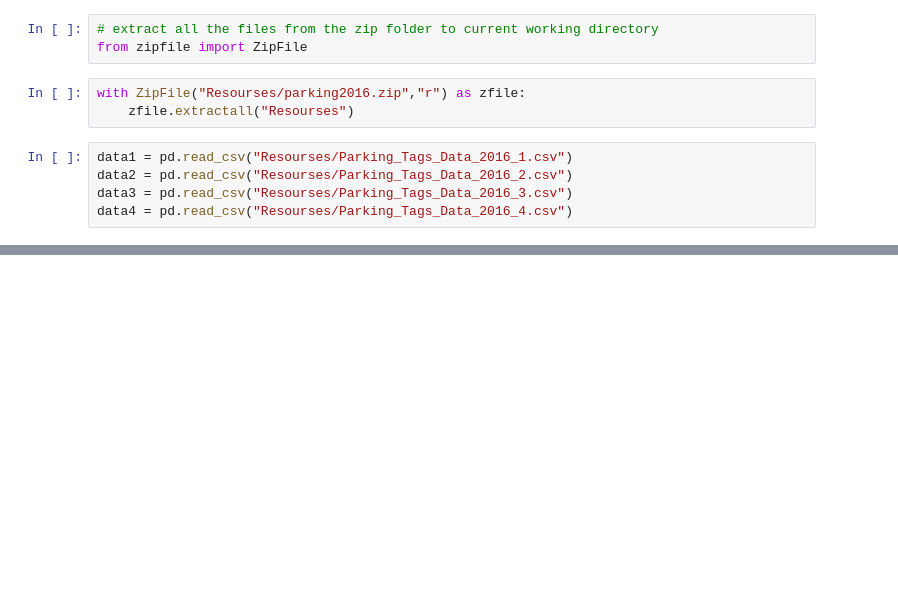
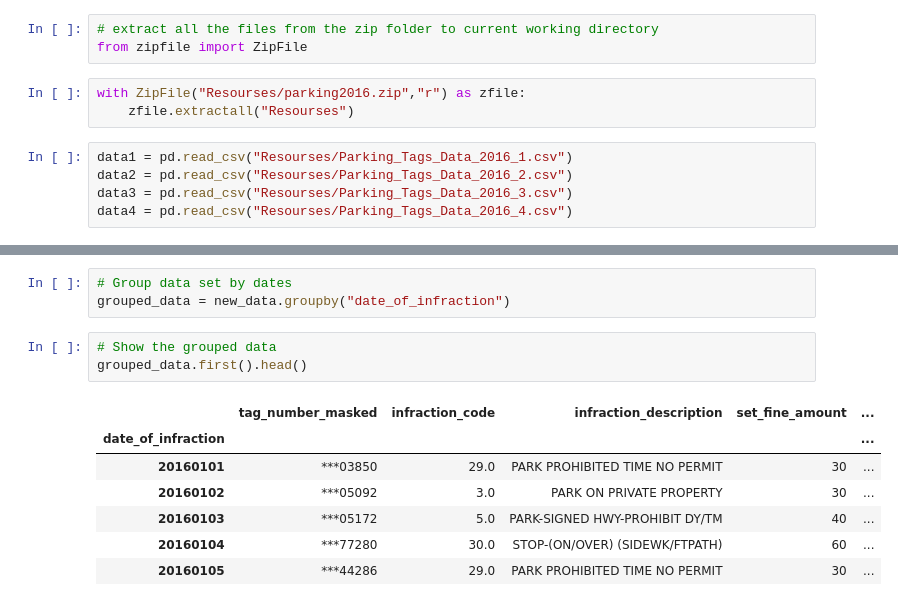
Before and after one commit to chuhaovince/UofT_DataBootcamp_Project_1, a Jupyter notebook: Project1-Vince.ipynb, the cells around one changed output, grey strips where cells are left out. Cells and saved outputs as stored; diff of their text form; blank space fills up the shorter version.

```diff
--- a/Project1-Vince.ipynb
+++ b/Project1-Vince.ipynb
@@ -95,0 +94,14 @@ SyntaxError: invalid syntax (<ipython-input-36-19a4d0c2a6bc>, line 1)
+# %%
+# Group data set by dates
+grouped_data = new_data.groupby("date_of_infraction")
+# %%
+# Show the grouped data
+grouped_data.first().head()
+# %% [output]
+|  | tag_number_masked | infraction_code | infraction_description | set_fine_amount | ... |
+| date_of_infraction |  |  |  |  | ... |
+| 20160101 | ***03850 | 29.0 | PARK PROHIBITED TIME NO PERMIT | 30 | ... |
+| 20160102 | ***05092 | 3.0 | PARK ON PRIVATE PROPERTY | 30 | ... |
+| 20160103 | ***05172 | 5.0 | PARK-SIGNED HWY-PROHIBIT DY/TM | 40 | ... |
+| 20160104 | ***77280 | 30.0 | STOP-(ON/OVER) (SIDEWK/FTPATH) | 60 | ... |
+| 20160105 | ***44286 | 29.0 | PARK PROHIBITED TIME NO PERMIT | 30 | ... |
```
Also changed, not shown: parts of 8 cells of this notebook.
